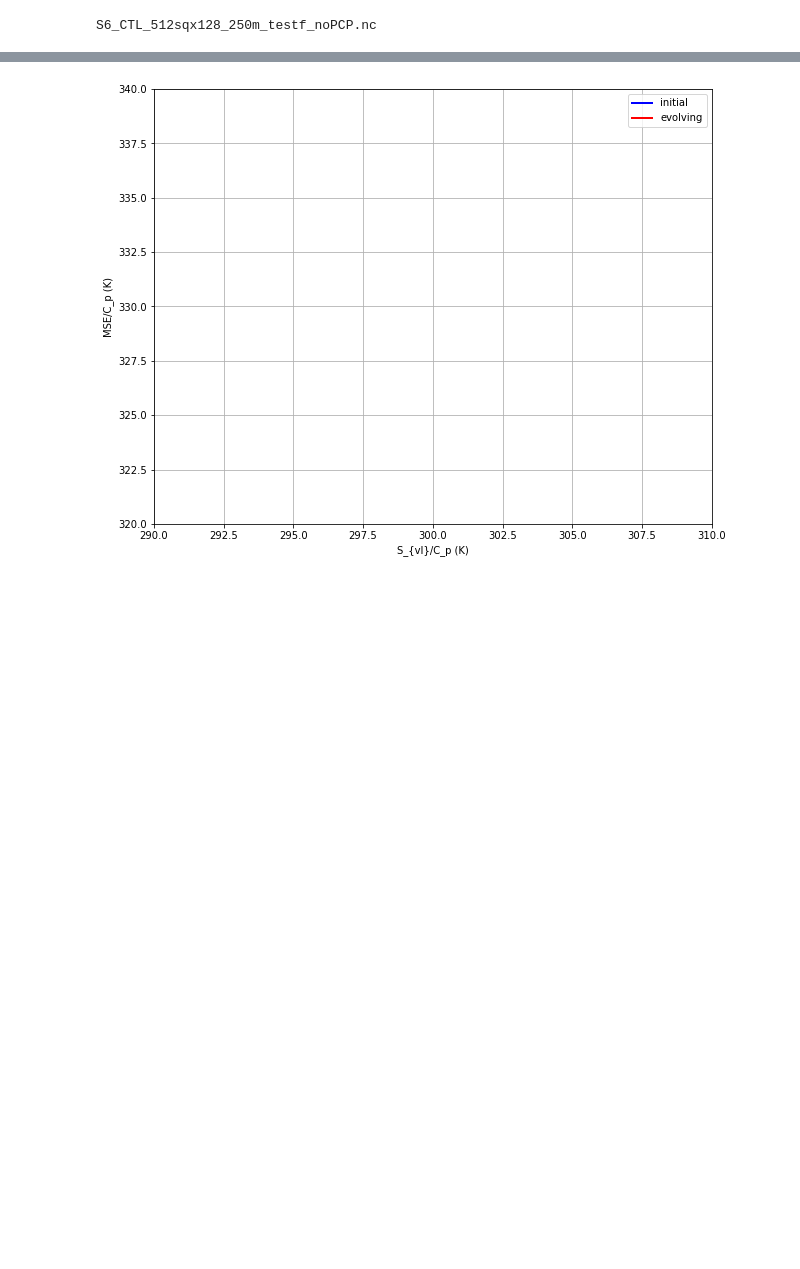
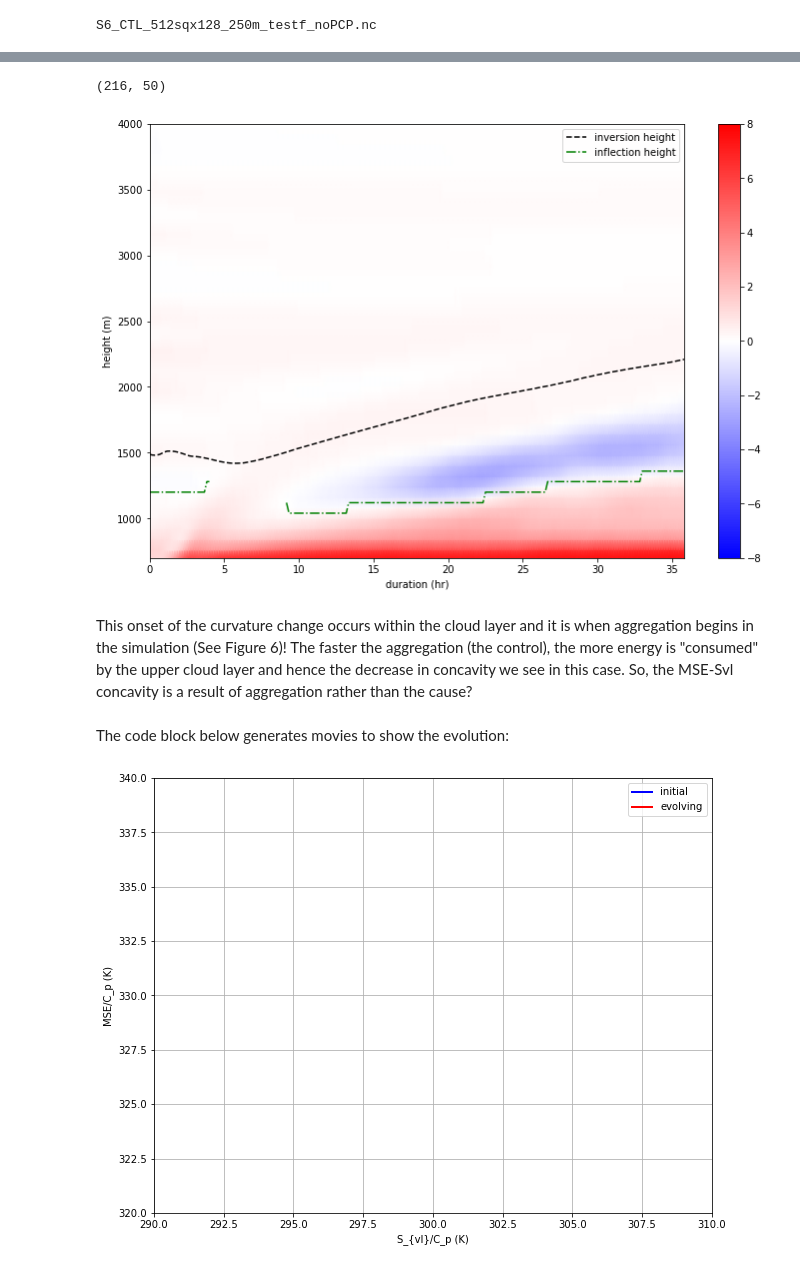
Before and after one commit to xychen-ocn/BB2017_analysis, a Jupyter notebook: examine_BB2017_MSE_Svl_Paluch_diagram.ipynb, the cells around one changed output, grey strips where cells are left out. Drawn from its saved outputs; the diff is of its cells as text; code cells hidden in the pictures; blank space fills up the shorter version.

Commit message:
identified inflection height in the MSE-Svl curve

```diff
--- a/examine_BB2017_MSE_Svl_Paluch_diagram.ipynb
+++ b/examine_BB2017_MSE_Svl_Paluch_diagram.ipynb
@@ -53,0 +115,16 @@ ds_stat['Svl'] = ds_stat.MSE - mu*Lv*(ds_stat.QT/1000)/Cp
+# %%
+# compute curvature first: for the entire dataset:
+ds_sub = ds_stat.where(ds_stat.z<=4000, drop=True)
+curv = np.zeros(np.shape(ds_sub.MSE))
+z_inflec = np.zeros(len(ds_sub.time))
+for it in range(len(ds_sub.time)):
+    grad = np.gradient(ds_sub.MSE[it,:], ds_sub.Svl[it,:])
+    curv[it,:] = np.gradient(grad, ds_sub.Svl[it,:])
+
+    dz=ds_sub.z-ds_sub.ZINV[it]*1000
+    zid= np.where(abs(dz)==np.min(abs(dz)))
+    d = ds_sub.where(ds_sub.z <=ds_sub.z[zid].values, drop=True)
+    x0 = d.Svl[it,:]
+    y0 = d.MSE[it,:]
+    alt = d.z;
+    z_inflec[it] = find_inflection_points_in_cloudlayer(x0,y0,alt)
@@ -54,3 +147,27 @@ ds_stat['Svl'] = ds_stat.MSE - mu*Lv*(ds_stat.QT/1000)/Cp
+# %%
+np.shape(ds_sub.ZINV)
+# %% [output]
+(216, 50)
+# %%
+figname=r'/home/xchen/jupyter_notebook/LES/BB2017_analysis/output/temporal_evolution_of_inflection_height_control.jpg'
+fig, ax = plt.subplots(figsize=(12,8))
+simT = (ds_sub.time-ds_sub.time[0])*24
+hcs = ax.pcolormesh(simT, ds_sub.z, curv.T, cmap = cm.bwr, shading = 'gouraud', vmin=-8, vmax=8, label='_nolegend_')
+ax.plot(simT, ds_sub.ZINV[:,0]*1000,linestyle='--',color='k', label='inversion height')
+ax.plot(simT, z_inflec, color='g',linestyle='-.', label='inflection height')
+
+ax.legend()
+fig.colorbar(hcs, ax=ax)
+ax.set_ylim(700, 4000)
+ax.set_xlabel('duration (hr)')
+ax.set_ylabel('height (m)')
+fig.savefig(figname)
+# %% [output]
+[figure, added]
+# %% [markdown]
+This onset of the curvature change occurs within the cloud layer and it is when aggregation begins in the simulation (See Figure 6)! The faster the aggregation (the control), the more energy is "consumed" by the upper cloud layer and hence the decrease in concavity we see in this case. So, the MSE-Svl concavity is a result of aggregation rather than the cause?
+# %% [markdown]
+The code block below generates movies to show the evolution:
 # %%
 # domain mean thermodynamics:
 # make the evolution in an animation:
```
Also changed, not shown: parts of 10 cells of this notebook, 4 other files.
